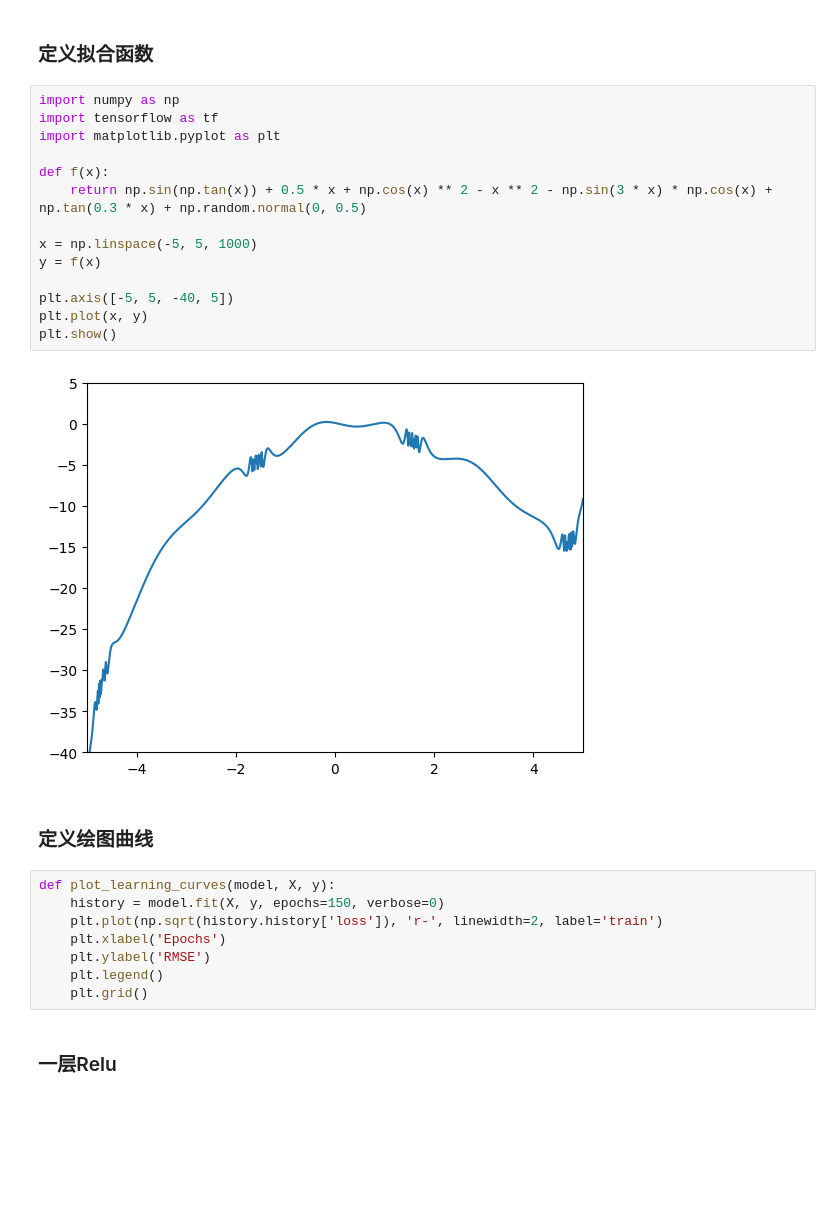
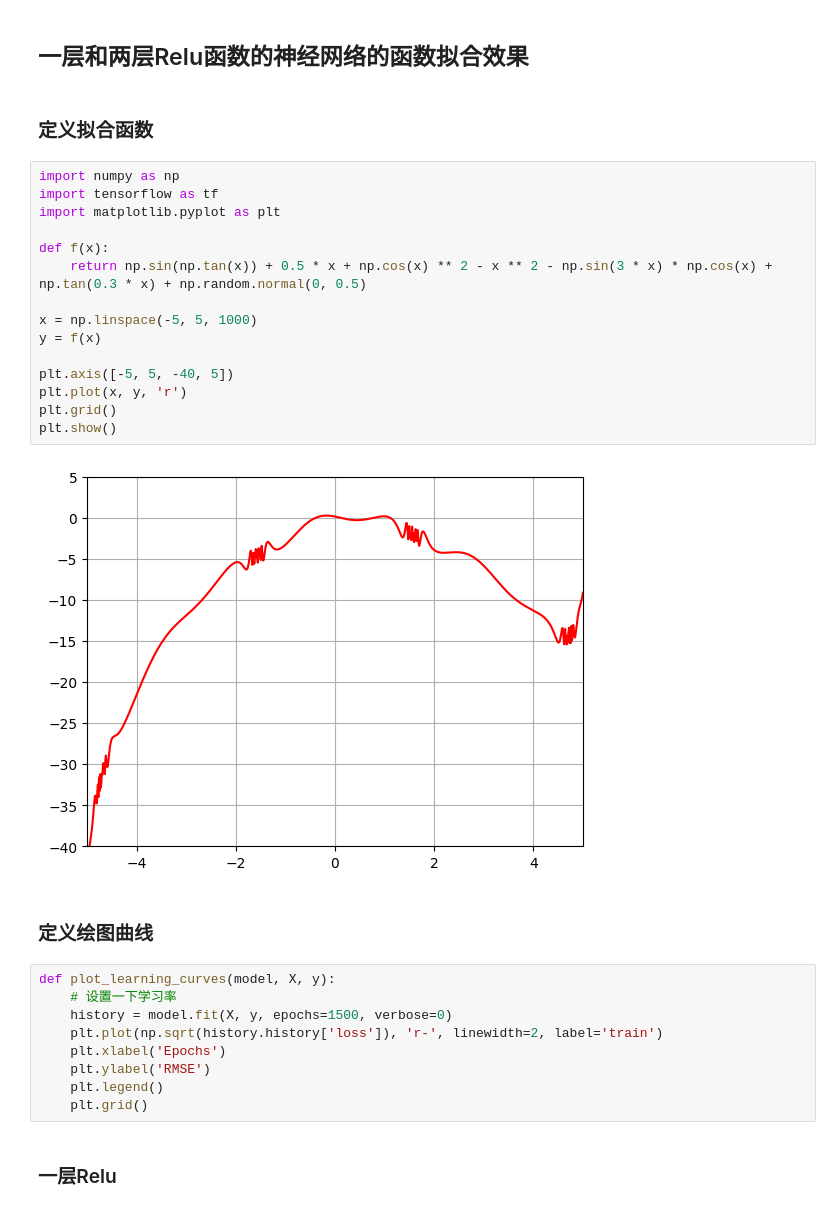
Before and after one commit to WinstonLiyt/Exercise-for-CS21008, a Jupyter notebook: exercise/chap4_ simple neural network/relu.ipynb, the cells around one changed output. Saved outputs shown, nothing was run; the diff lists cells and outputs as text; blank space fills up the shorter version.

```diff
--- a/exercise/chap4_ simple neural network/relu.ipynb
+++ b/exercise/chap4_ simple neural network/relu.ipynb
@@ -1,26 +1,30 @@
+# %% [markdown]
+## 一层和两层Relu函数的神经网络的函数拟合效果
 # %% [markdown]
 ### 定义拟合函数
 # %%
 import numpy as np
 import tensorflow as tf
 import matplotlib.pyplot as plt
 
 def f(x):
     return np.sin(np.tan(x)) + 0.5 * x + np.cos(x) ** 2 - x ** 2 - np.sin(3 * x) * np.cos(x) + np.tan(0.3 * x) + np.random.normal(0, 0.5)
 
 x = np.linspace(-5, 5, 1000)
 y = f(x)
 
 plt.axis([-5, 5, -40, 5])
-plt.plot(x, y)
+plt.plot(x, y, 'r')
+plt.grid()
 plt.show()
 # %% [output]
-[figure, old version]
+[figure, new version]
 # %% [markdown]
 ### 定义绘图曲线
 # %%
 def plot_learning_curves(model, X, y):
-    history = model.fit(X, y, epochs=150, verbose=0)
+    # 设置一下学习率
+    history = model.fit(X, y, epochs=1500, verbose=0)
     plt.plot(np.sqrt(history.history['loss']), 'r-', linewidth=2, label='train')
     plt.xlabel('Epochs')
     plt.ylabel('RMSE')
```
Also changed, not shown: parts of 20 cells of this notebook, 1 other file.
